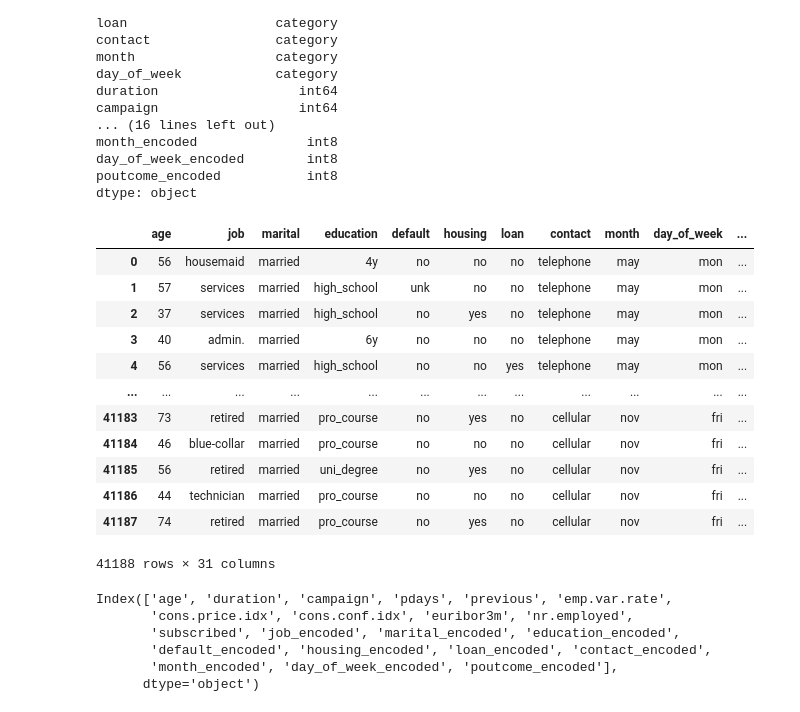
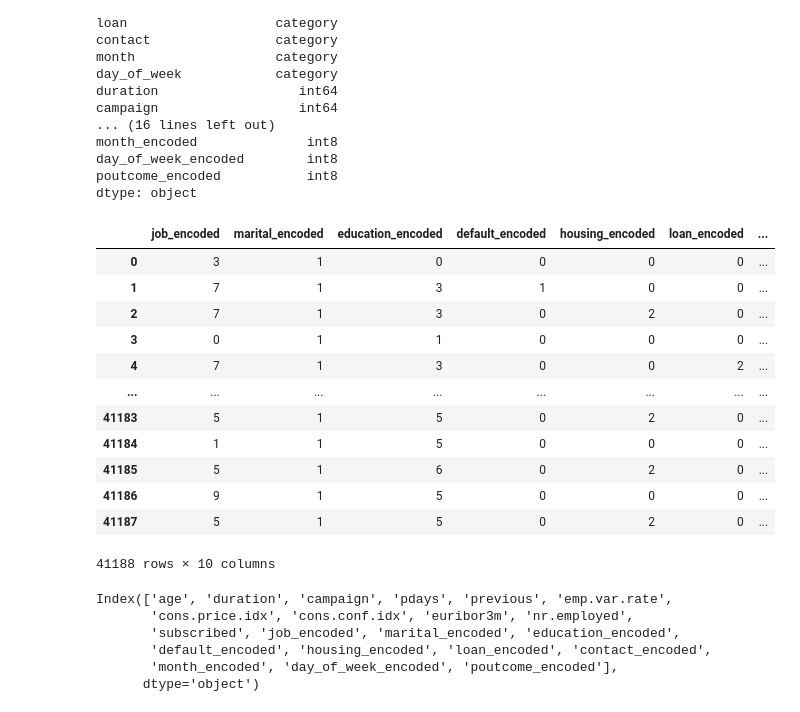
Before and after one commit to pankajvma/Bank-Marketing-Prediction, a Jupyter notebook: notebook/Bank-marketing-predict-term-deposit.ipynb, the cells around one changed output. Saved outputs shown, nothing was run; the diff lists cells and outputs as text; code cells hidden in the pictures.

```diff
--- a/notebook/Bank-marketing-predict-term-deposit.ipynb
+++ b/notebook/Bank-marketing-predict-term-deposit.ipynb
@@ -103,7 +103,7 @@ import warnings
 warnings.filterwarnings('ignore')
 %matplotlib inline
 
-df = pd.read_csv('bank-additional-full.csv')
+df = pd.read_csv('bank/bank-additional-full.csv')
 # df_add = pd.read_csv('bank-full.csv')
 # df = pd.read_csv('bank/train.csv')
 print('Total samples: ', len(df))
@@ -341,6 +300,6 @@ subscribed : 2 unique values
 # %% [markdown]
 ### Numerical Features
 # %%
-numerical_data = [data for data in df.dtypes[df.dtypes == 'int64'].index]
+numerical_data = [data for data in df.dtypes[(df.dtypes == 'int64') | (df.dtypes == 'float64')].index]
 numerical_data
 # %% [output]
@@ -565,6 +516,6 @@ for col in range(1, len(object_data) - 1, 2):
 # %% [markdown]
 **Let's see the above information in tabular form.**
 # %%
-for col in object_data:
-    print(df.groupby(['subscribed', col]).size())
-    print()
+# for col in object_data:
+#     print(df.groupby(['subscribed', col]).size())
+#     print()
@@ -714,21 +586,21 @@ day_of_week_encoded        int8
 poutcome_encoded           int8
 dtype: object
 # %%
-encoded_df
+encoded_df[encoded_col_names]
 # %% [output]
-|  | age | job | marital | education | default | housing | loan | contact | month | day_of_week | ... |
-| 0 | 56 | housemaid | married | 4y | no | no | no | telephone | may | mon | ... |
-| 1 | 57 | services | married | high_school | unk | no | no | telephone | may | mon | ... |
-| 2 | 37 | services | married | high_school | no | yes | no | telephone | may | mon | ... |
-| 3 | 40 | admin. | married | 6y | no | no | no | telephone | may | mon | ... |
-| 4 | 56 | services | married | high_school | no | no | yes | telephone | may | mon | ... |
-| ... | ... | ... | ... | ... | ... | ... | ... | ... | ... | ... | ... |
-| 41183 | 73 | retired | married | pro_course | no | yes | no | cellular | nov | fri | ... |
-| 41184 | 46 | blue-collar | married | pro_course | no | no | no | cellular | nov | fri | ... |
-| 41185 | 56 | retired | married | uni_degree | no | yes | no | cellular | nov | fri | ... |
-| 41186 | 44 | technician | married | pro_course | no | no | no | cellular | nov | fri | ... |
-| 41187 | 74 | retired | married | pro_course | no | yes | no | cellular | nov | fri | ... |
+|  | job_encoded | marital_encoded | education_encoded | default_encoded | housing_encoded | loan_encoded | ... |
+| 0 | 3 | 1 | 0 | 0 | 0 | 0 | ... |
+| 1 | 7 | 1 | 3 | 1 | 0 | 0 | ... |
+| 2 | 7 | 1 | 3 | 0 | 2 | 0 | ... |
+| 3 | 0 | 1 | 1 | 0 | 0 | 0 | ... |
+| 4 | 7 | 1 | 3 | 0 | 0 | 2 | ... |
+| ... | ... | ... | ... | ... | ... | ... | ... |
+| 41183 | 5 | 1 | 5 | 0 | 2 | 0 | ... |
+| 41184 | 1 | 1 | 5 | 0 | 0 | 0 | ... |
+| 41185 | 5 | 1 | 6 | 0 | 2 | 0 | ... |
+| 41186 | 9 | 1 | 5 | 0 | 0 | 0 | ... |
+| 41187 | 5 | 1 | 5 | 0 | 2 | 0 | ... |
-41188 rows × 31 columns
+41188 rows × 10 columns
 # %%
 encoded_df.drop(object_data, axis=1, inplace=True)
 encoded_df.columns
```
Also changed, not shown: parts of 76 cells of this notebook, 13 other files.
